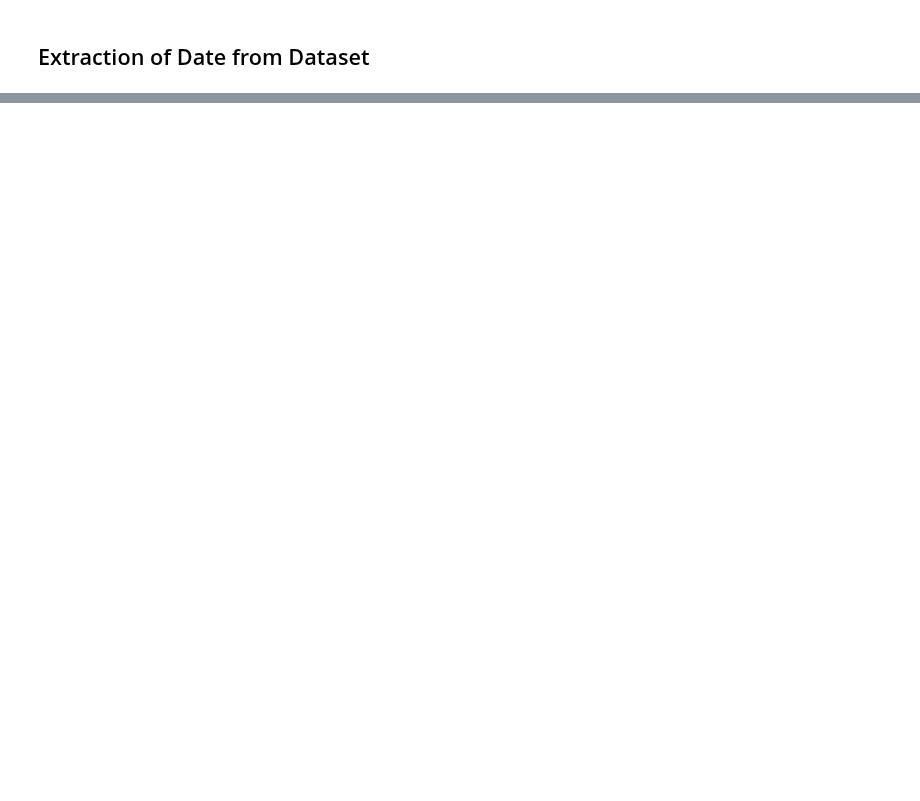
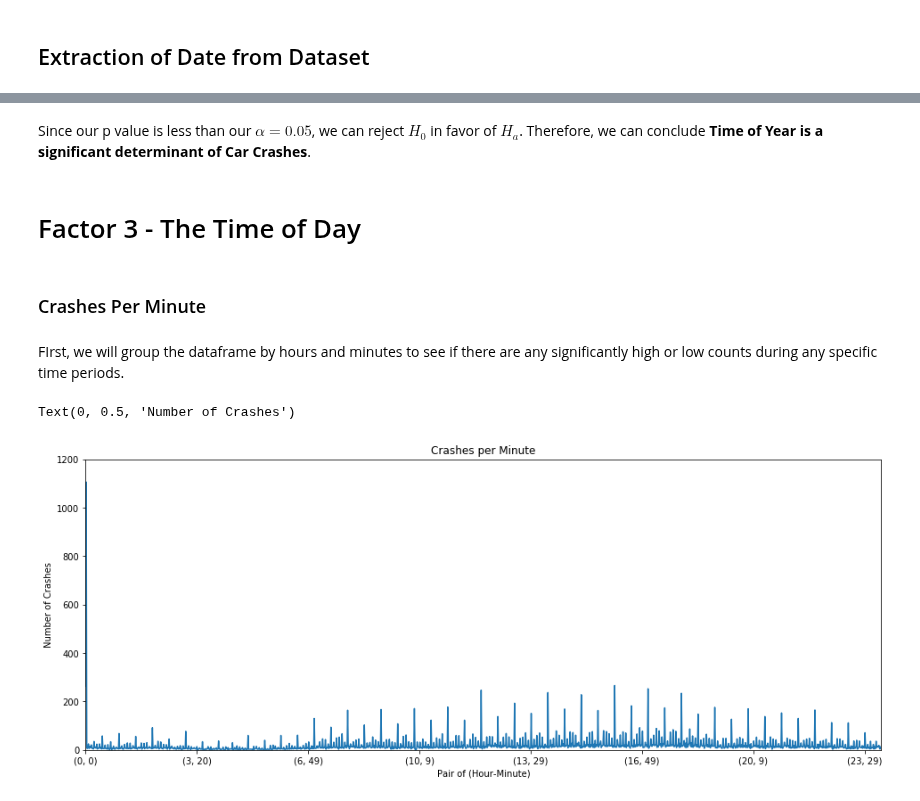
Before and after one commit to COGS108/group061, a Jupyter notebook: Final Project.ipynb, the cells around one changed output, grey strips where cells are left out. Drawn from its saved outputs; the diff is of its cells as text; code cells hidden in the pictures; blank space fills up the shorter version.

```diff
--- a/Final Project.ipynb
+++ b/Final Project.ipynb
@@ -281,0 +284,10 @@ Avg crashes in 2019: 28.052054794520547
+# %%
+# Plotting against a uniform dist
+
+x = np.linspace(stats.uniform.ppf(0), stats.uniform.ppf(1), 1000)
+averages.plot(kind='bar', color = 'orange', width = 1, edgecolor = 'black', figsize = (8, 6))
+plt.plot(x * 53, stats.uniform.pdf(x) * 187.61728395061726, color = 'black')
+plt.title('Average Crashes every week from 2017 - 2019')
+plt.ylabel('Crashes')
+plt.xlabel('Week Number')
+pass
@@ -281,0 +301,28 @@ Avg crashes in 2019: 28.052054794520547
+# %% [markdown]
+Since our p value is less than our $\alpha = 0.05$, we can reject $H_0$ in favor of $H_a$. Therefore, we can conclude __Time of Year is a significant determinant of Car Crashes__.
+# %% [markdown]
+# Factor 3 - The Time of Day
+# %% [markdown]
+### Crashes Per Minute
+# %% [markdown]
+FIrst, we will group the dataframe by hours and minutes to see if there are any significantly high or low counts during any specific time periods.
+# %%
+# convert the "data_time" column to data-time object
+times = pd.to_datetime(df.date_time)
+df_td = df.copy()
+df_td.date_time = times
+# %%
+# group the dataframe by hour and minutes in data_time column
+grp = df_td.groupby(by=[df_td.date_time.map(lambda x : (x.hour,x.minute))])
+# get counts
+df_grp_minute = grp.count()
+df_grp_minute = df_grp_minute[df_grp_minute.columns[:1]]
+
+# graph the dataframe to visualize the number of crashed per minute
+df_grp_minute.report_id.plot(kind='line', figsize=(16,6)).set_ylim(0,1200)
+plt.title('Crashes per Minute')
+plt.xlabel('Pair of (Hour-Minute)')
+plt.ylabel('Number of Crashes')
+# %% [output]
+Text(0, 0.5, 'Number of Crashes')
+[figure, added]
```
Also changed, not shown: parts of 87 cells of this notebook, 5 other files.
